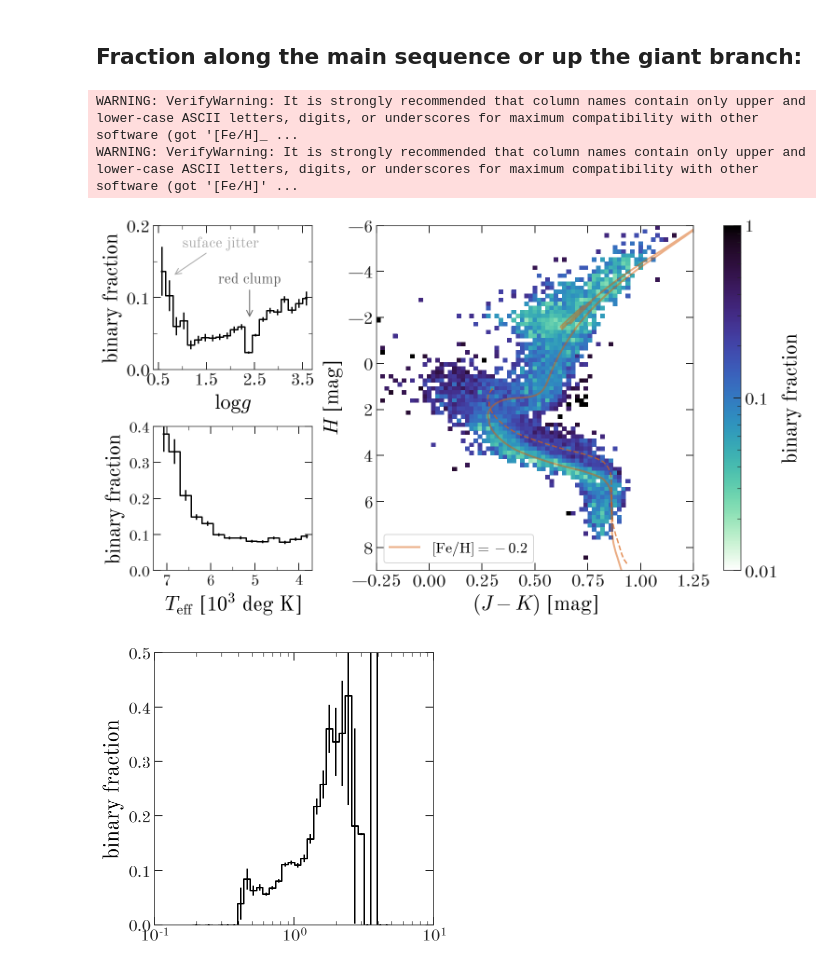
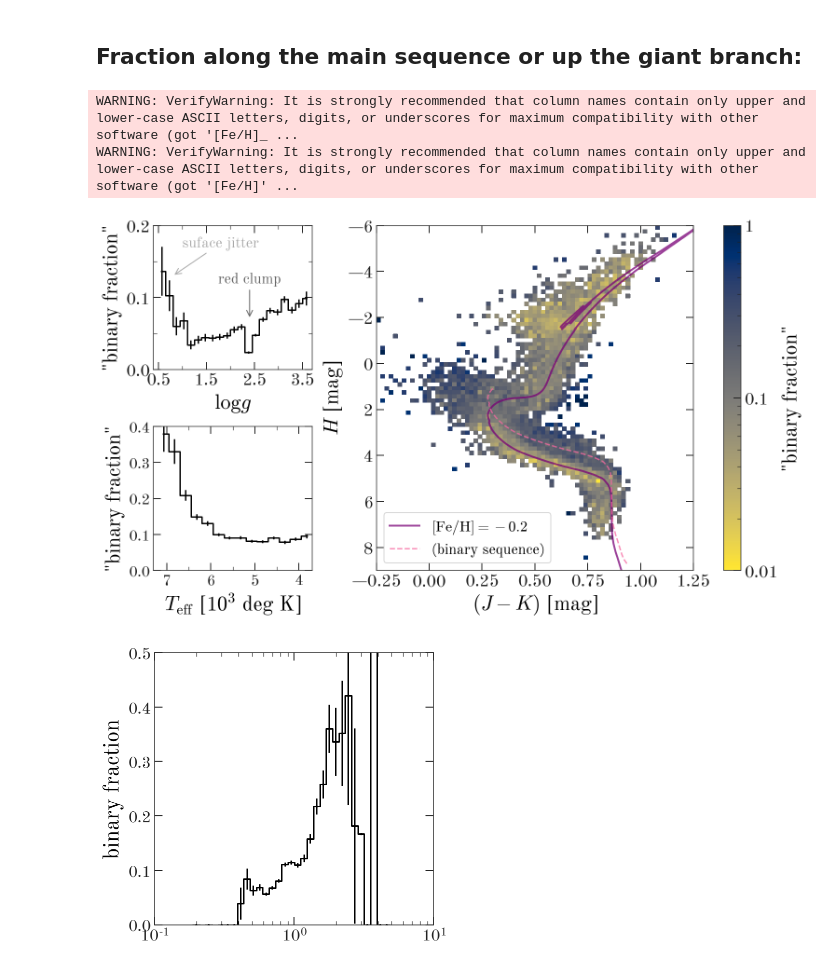
Before and after one commit to adrn/apogee-dr16-vac, a Jupyter notebook: notebooks/figures/Figure-binary-fraction.ipynb, the cells around one changed output. Saved outputs shown, nothing was run; the diff lists cells and outputs as text; code cells hidden in the pictures.

Commit message:
change colormap

```diff
--- a/notebooks/figures/Figure-binary-fraction.ipynb
+++ b/notebooks/figures/Figure-binary-fraction.ipynb
@@ -156,23 +153,24 @@ ratio = H_binaries / H
 ratio[H_binaries < 2] = np.nan
 
 im = ax.pcolormesh(xe, ye, ratio.T,
-                   cmap='laguna_r',
+                   cmap='cividis_r',
                    norm=mpl.colors.LogNorm(vmin=1e-2, vmax=1),
 #                    vmin=0, vmax=0.5,
                    rasterized=True)
 
 age = 9.7
-for feh, color in zip([-0.2], ['#d95f0e']):
-    iso = at.Table.read(f'/Users/apricewhelan/data/Isochrones/MIST/FeH_{feh:.1f}_iso.fits')
-    iso = iso[iso['log10_isochrone_age_yr'] == age]
-    iso = iso[iso['phase'] < 4]
-    ax.plot(iso['J'] - iso['Ks'], iso['H'],
-            marker='', linestyle='-', linewidth=2.,
-            color=color, alpha=0.5,
-            label=fr'$[{{\rm Fe}}/{{\rm H}}]={feh:.1f}$')
-    iso = iso[iso['phase'] < 1]
-    ax.plot(iso['J'] - iso['Ks'], iso['H'] - 2.5*np.log10(2),
-            marker='', linestyle='--', color=color, alpha=0.7)
+feh = -0.2
+iso = at.Table.read(f'/Users/apricewhelan/data/Isochrones/MIST/FeH_{feh:.1f}_iso.fits')
+iso = iso[iso['log10_isochrone_age_yr'] == age]
+iso = iso[iso['phase'] < 4]
+ax.plot(iso['J'] - iso['Ks'], iso['H'],
+        marker='', linestyle='-', linewidth=2.,
+        color='#7a0177', alpha=0.75,
+        label=fr'$[{{\rm Fe}}/{{\rm H}}]={feh:.1f}$')
+iso = iso[iso['phase'] < 1]
+ax.plot(iso['J'] - iso['Ks'], iso['H'] - 2.5*np.log10(2),
+        marker='', linestyle='--', color='#f768a1', alpha=0.75,
+        label='(binary sequence)')
 
 ax.set_xlim(xlim)
 ax.set_ylim(ylim[::-1])
@@ -184,7 +182,7 @@ ax.set_ylabel(r'$H$ [mag]')
 # ax.yaxis.set_label_position('right')
 
 cb = fig.colorbar(im, aspect=35)
-cb.set_label(f'binary fraction')
+cb.set_label(f'"binary fraction"')
 cb.set_ticks([1e-2, 1e-1, 1])
 cb.set_ticklabels(['0.01', '0.1', '1'])
 
@@ -204,7 +202,7 @@ ax.set_ylim(0, 0.2)
 
 ax.set_xticks(np.arange(0.5, 3.5+1e-3, 1))
 ax.set_xticks(np.arange(0.5, 3.5+1e-3, 0.5), minor=True)
-ax.set_ylabel('binary fraction')
+ax.set_ylabel('"binary fraction"')
 ax.set_xlabel(r'$\log g$')
 
 ax.set_yticks(np.arange(0, 0.2+1e-3, 0.1))
@@ -215,35 +213,37 @@ ax.annotate('red clump', [2.4, 0.07], [2.4, 0.12],
             arrowprops=dict(arrowstyle='->', color='#666666'))
 
 ax.annotate('suface jitter', [0.8, 0.13], [1.8, 0.17],
             ha='center', fontsize=16, color='#aaaaaa',
             arrowprops=dict(arrowstyle='->', color='#aaaaaa'))
 
 # ---
 
 ax = fig.add_subplot(gs[2:, 0:2])
 err = np.std(poisson.rvs(H_mss[1], size=(10000, len(H_mss[1]))) /
              poisson.rvs(H_mss[0], size=(10000, len(H_mss[0]))),
              axis=0)
 ax.errorbar(xms/1e3, H_mss[1] / H_mss[0], err,
             marker=None, drawstyle='steps-mid',
             color='k')
 ax.set_xlim(7300/1e3, 3700/1e3)
 ax.set_ylim(0, 0.4)
 
 ax.set_xticks(np.arange(4, 7+1e-3, 1))
 ax.set_xticks(np.arange(4, 7+1e-3, 0.5), minor=True)
-ax.set_ylabel('binary fraction')
+ax.set_ylabel('"binary fraction"')
 ax.tick_params(labelsize=16)
 
 ax.set_yticks(np.arange(0, 0.4+1e-3, 0.1))
 
 ax.set_xlabel(r'$T_{\rm eff}$ [$10^3$ deg K]')
 
+# fig.set_facecolor('w')
+
 fig.savefig(os.path.join(figure_path, 'binary-fraction.pdf'), dpi=250)
 # %% [output]
 WARNING: VerifyWarning: It is strongly recommended that column names contain only upper and lower-case ASCII letters, digits, or underscores for maximum compatibility with other software (got '[Fe/H]_ ...
 WARNING: VerifyWarning: It is strongly recommended that column names contain only upper and lower-case ASCII letters, digits, or underscores for maximum compatibility with other software (got '[Fe/H]' ...
-[figure, old version]
+[figure, new version]
 # %%
 H_masss = []
 for cat in [allgaia_cut, binaries_cut]:
```
Also changed, not shown: parts of 2 cells of this notebook, 1 other file.
